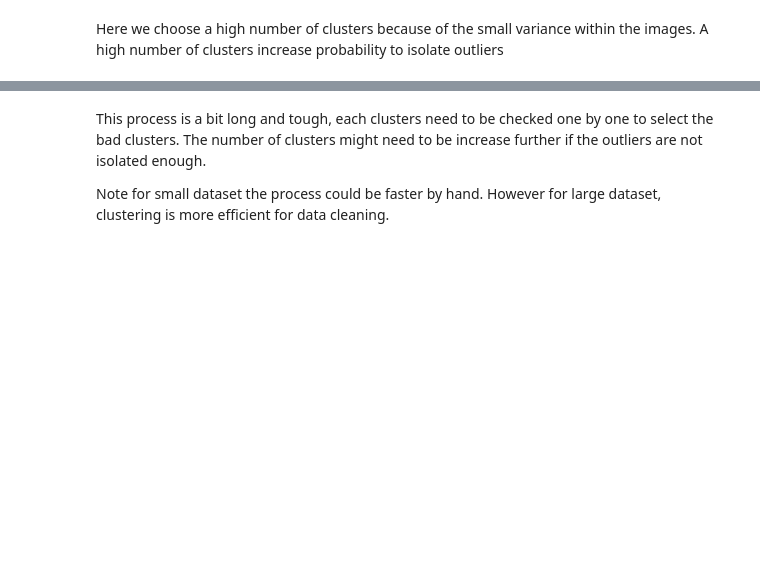
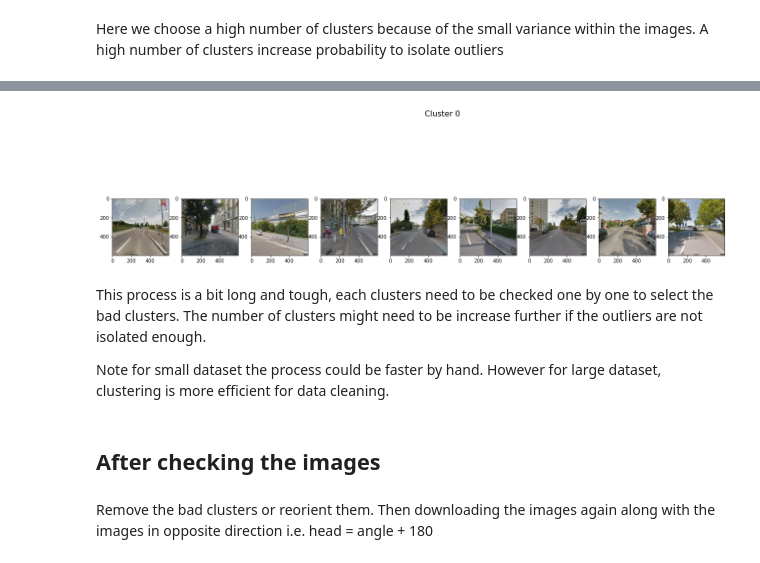
Before and after one commit to CS-433/ml-project-2-pyt, a Jupyter notebook: ImagesAcquisition/StreetViewAPI.ipynb, the cells around one changed output, grey strips where cells are left out. Cells and saved outputs as stored; diff of their text form; code cells hidden in the pictures; blank space fills up the shorter version.

```diff
--- a/ImagesAcquisition/StreetViewAPI.ipynb
+++ b/ImagesAcquisition/StreetViewAPI.ipynb
@@ -292,4 +295,13 @@ vgg.view_cluster(10, groups)
+# %%
+# a good cluster
+vgg.view_cluster(0,groups)
+# %% [output]
+[figure, added]
 # %% [markdown]
 This process is a bit long and tough, each clusters need to be checked one by one to select the bad clusters. The number of clusters might need to be increase further if the outliers are not isolated enough.
 
 Note for small dataset the process could be faster by hand. However for large dataset, clustering is more efficient for data cleaning.
+# %% [markdown]
+## After checking the images
+# %% [markdown]
+Remove the bad clusters or reorient them. Then downloading the images again along with the images in opposite direction i.e. head = angle + 180
```
Also changed, not shown: parts of 14 cells of this notebook.
